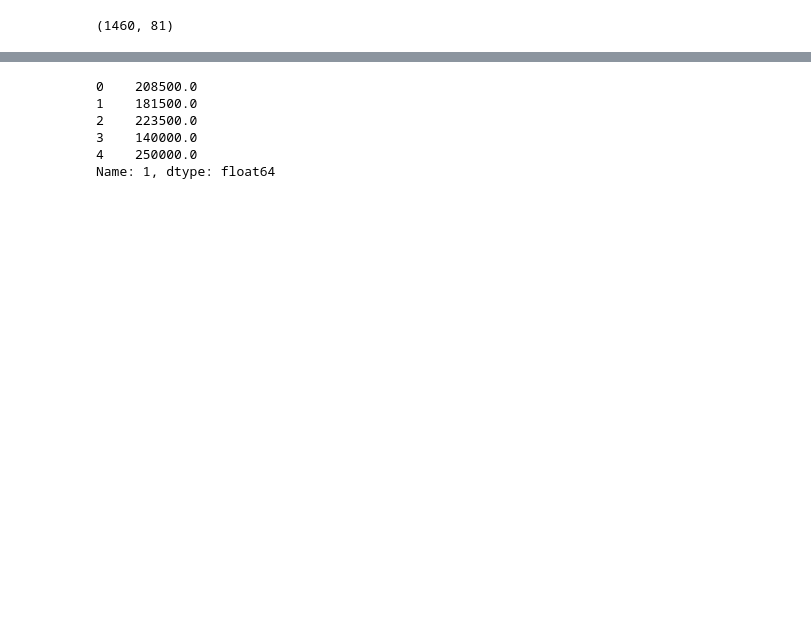
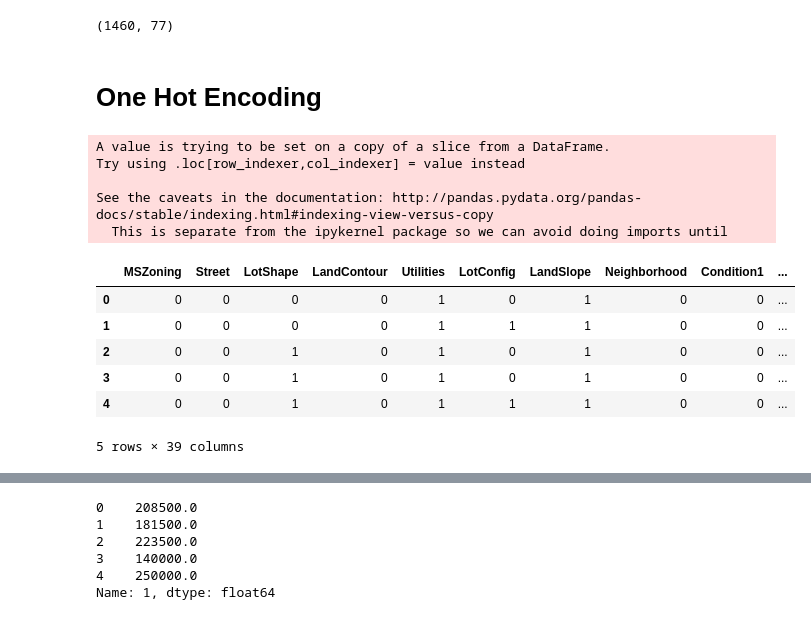
Before and after one commit to glennneiger/House-Price-Prediction-using-Advanced-ML-Algorithms, a Jupyter notebook: House Price Prediction.ipynb, the cells around one changed output, grey strips where cells are left out. Drawn from its saved outputs; the diff is of its cells as text; code cells hidden in the pictures; blank space fills up the shorter version.

```diff
--- a/House Price Prediction.ipynb
+++ b/House Price Prediction.ipynb
@@ -12,6 +15,30 @@ import matplotlib.pyplot as plt
 # %%
 data = pd.read_csv('House_Prediction_Data.csv')
-# %%
-data.shape
-# %% [output]
-(1460, 81)
+# %%
+data = data.loc[:, data.isnull().mean() < 0.8]
+# %% [output]
+(1460, 77)
+# %%
+data_numeric = data._get_numeric_data()
+data_categorical = data.select_dtypes(include=[np.object])
+#data_numeric = data.select_dtypes(include=[np.number])
+# %% [markdown]
+# One Hot Encoding
+# %%
+le = LabelEncoder()
+for i in data_categorical.columns.values:
+    data_categorical[i] = le.fit_transform(data_categorical[i].astype(str))
+data_categorical.head()
+# %% [output]
+A value is trying to be set on a copy of a slice from a DataFrame.
+Try using .loc[row_indexer,col_indexer] = value instead
+
+See the caveats in the documentation: http://pandas.pydata.org/pandas-docs/stable/indexing.html#indexing-view-versus-copy
+  This is separate from the ipykernel package so we can avoid doing imports until
+|  | MSZoning | Street | LotShape | LandContour | Utilities | LotConfig | LandSlope | Neighborhood | Condition1 | ... |
+| 0 | 0 | 0 | 0 | 0 | 1 | 0 | 1 | 0 | 0 | ... |
+| 1 | 0 | 0 | 0 | 0 | 1 | 1 | 1 | 0 | 0 | ... |
+| 2 | 0 | 0 | 1 | 0 | 1 | 0 | 1 | 0 | 0 | ... |
+| 3 | 0 | 0 | 1 | 0 | 1 | 0 | 1 | 0 | 0 | ... |
+| 4 | 0 | 0 | 1 | 0 | 1 | 1 | 1 | 0 | 0 | ... |
+5 rows × 39 columns
```
Also changed, not shown: parts of 23 cells of this notebook.
